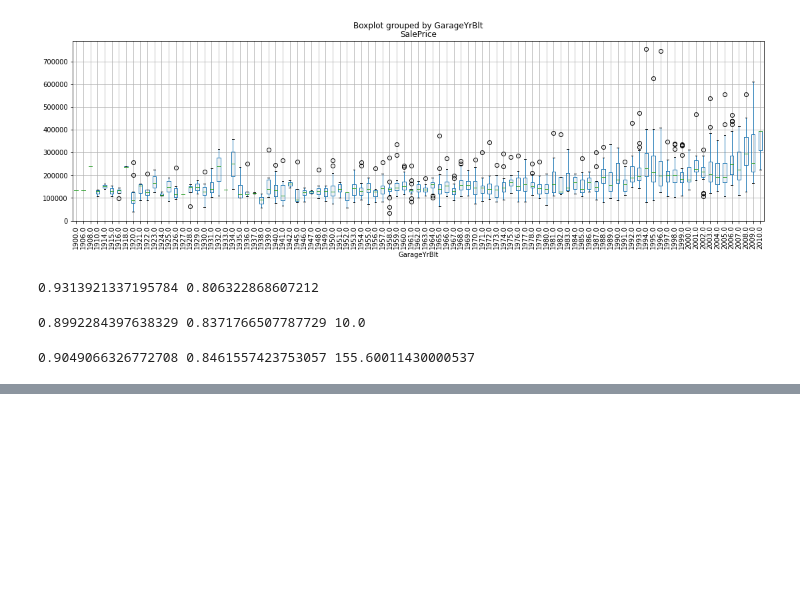
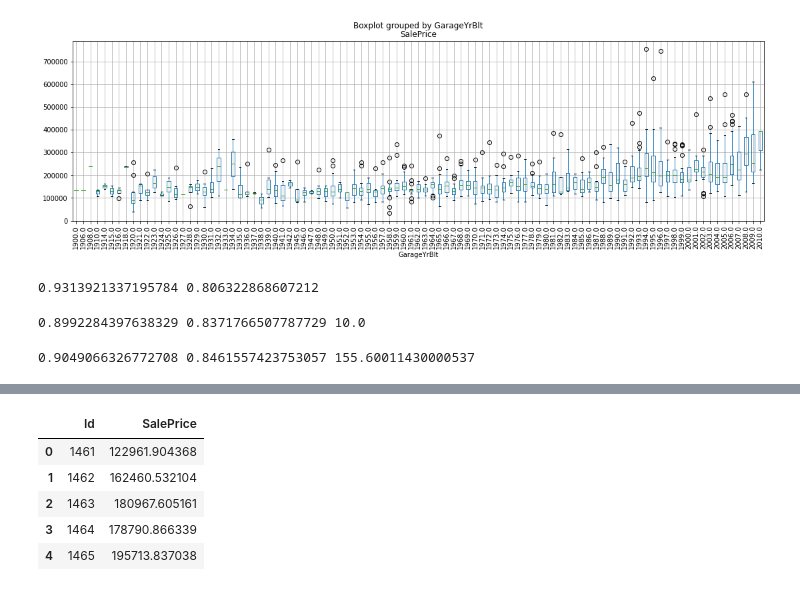
Before and after one commit to turalnovruzov/kaggle-house-prices, a Jupyter notebook: main.ipynb, the cells around one changed output, grey strips where cells are left out. Cells and saved outputs as stored; diff of their text form; code cells hidden in the pictures; blank space fills up the shorter version.

Commit message:
Second submission with gradientboosting

```diff
--- a/main.ipynb
+++ b/main.ipynb
@@ -143,0 +147,5 @@ X_test_prep = col_transform.transform(X_test)
+# %%
+lin_svr = LinearSVR(max_iter=10000, C=2400)
+lin_svr.fit(X, y)
+
+print(lin_svr.score(X, y), cross_val_score(lin_svr, X, y).mean())
@@ -143,0 +154,5 @@ X_test_prep = col_transform.transform(X_test)
+# %%
+grad_boost = GradientBoostingRegressor(learning_rate=0.2, max_features=50, subsample=0.8)
+grad_boost.fit(X, y)
+
+print(grad_boost.score(X, y), cross_val_score(grad_boost, X, y).mean())
@@ -144,4 +189,12 @@ X_test_prep = col_transform.transform(X_test)
 # %%
-pred_test = lasso.predict(X_test_prep)
-submission = pd.DataFrame({'Id': test.Id, 'SalePrice': pred_test})
+predictions = grad_boost.predict(X_test_prep)
+submission = pd.DataFrame({'Id': test.Id, 'SalePrice': predictions})
 submission.to_csv('submission.csv', index=False)
+submission.head()
+# %% [output]
+|  | Id | SalePrice |
+| 0 | 1461 | 122961.904368 |
+| 1 | 1462 | 162460.532104 |
+| 2 | 1463 | 180967.605161 |
+| 3 | 1464 | 178790.866339 |
+| 4 | 1465 | 195713.837038 |
```
Also changed, not shown: parts of 11 cells of this notebook.
